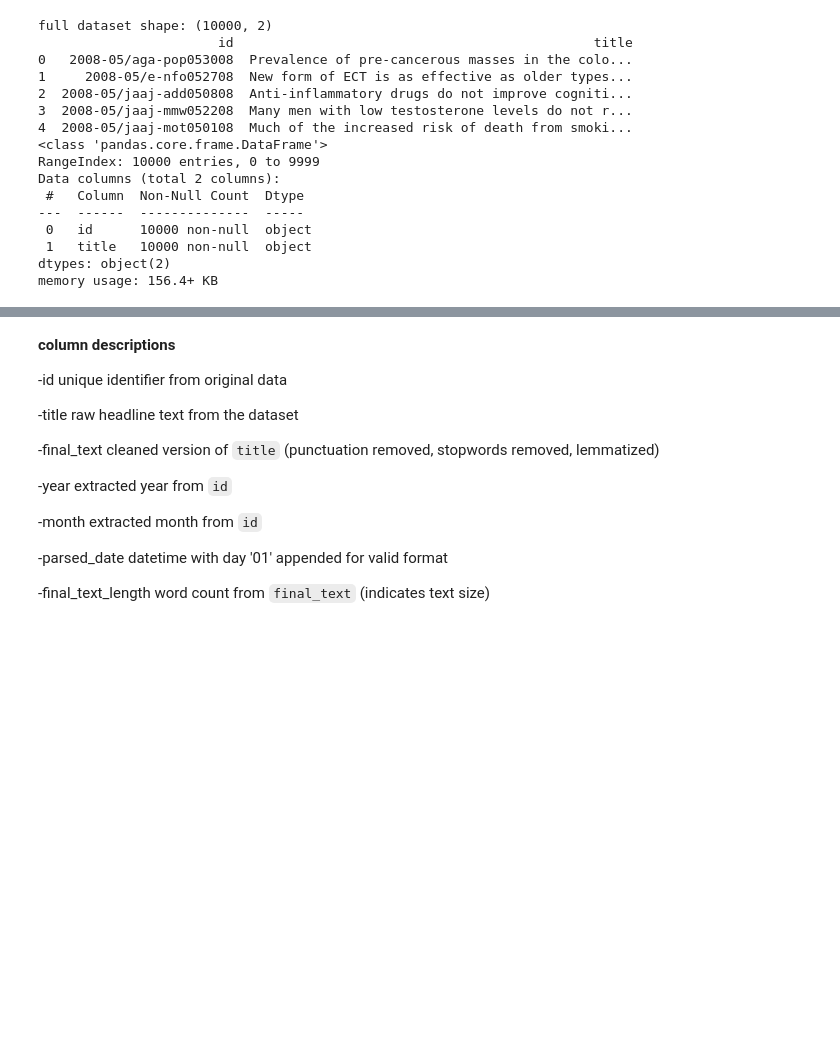
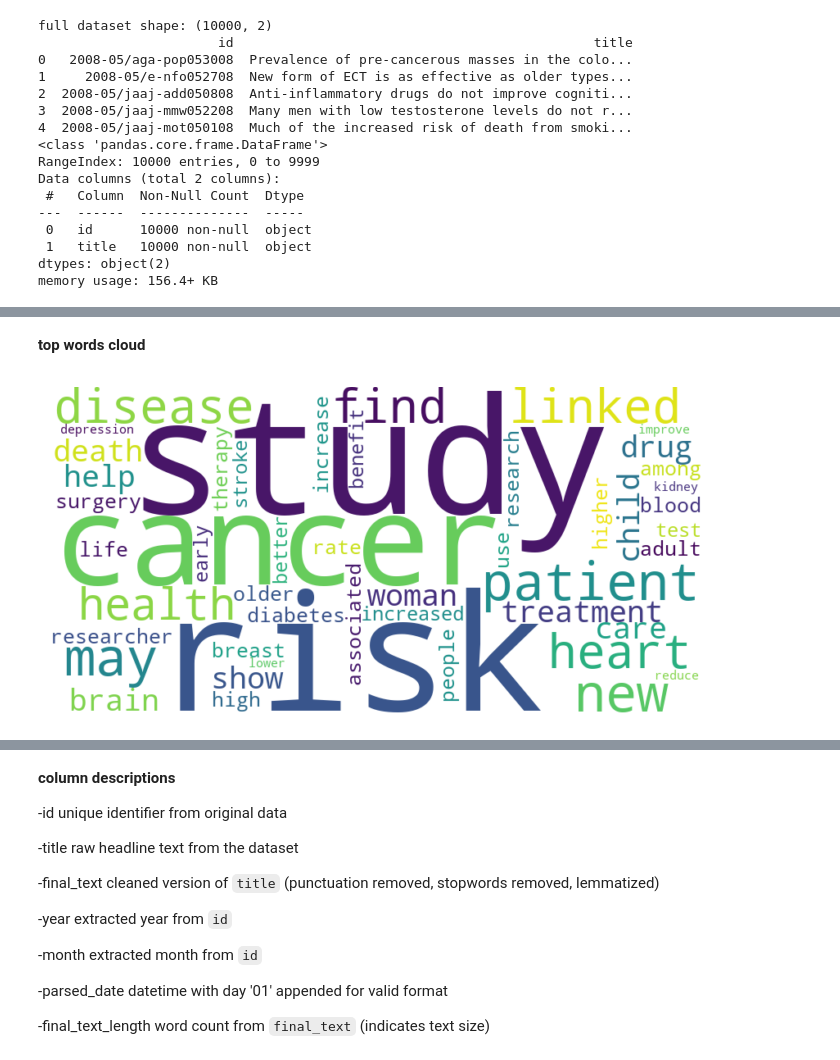
Before and after one commit to xhaactre/IST736-HW, a Jupyter notebook: HW03/IST736_HW03_Topic.Mining_Dujun.ipynb, the cells around one changed output, grey strips where cells are left out. Cells and saved outputs as stored; diff of their text form; code cells hidden in the pictures; blank space fills up the shorter version.

```diff
--- a/HW03/IST736_HW03_Topic.Mining_Dujun.ipynb
+++ b/HW03/IST736_HW03_Topic.Mining_Dujun.ipynb
@@ -108,0 +169,22 @@ dtype: int64
+# %% [markdown]
+<strong>top words cloud</strong>
+# %%
+# install wordcloud if not already installed
+!pip install wordcloud --quiet
+
+# display first 6 rows to check current table structure
+df_s2.head(6)
+
+# optional word cloud of top 50 words
+from wordcloud import WordCloud
+import matplotlib.pyplot as plt
+
+top_words_str = " ".join(df_top50['word'].values)
+wc_top50 = WordCloud(width=800, height=400, background_color='white').generate(top_words_str)
+
+plt.figure(figsize=(8.5,4.25))  # approximately 15% smaller than the original (10,5)
+plt.imshow(wc_top50, interpolation='bilinear')
+plt.axis('off')
+plt.show()
+# %% [output]
+[figure, added]
```
Also changed, not shown: parts of 24 cells of this notebook.
